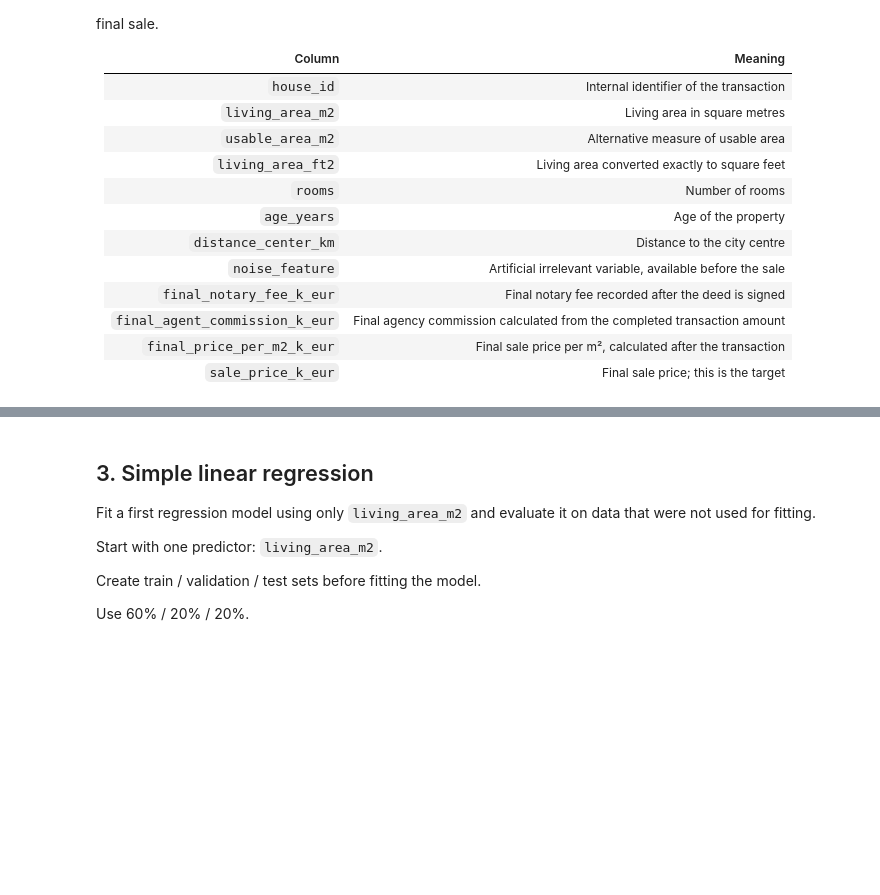
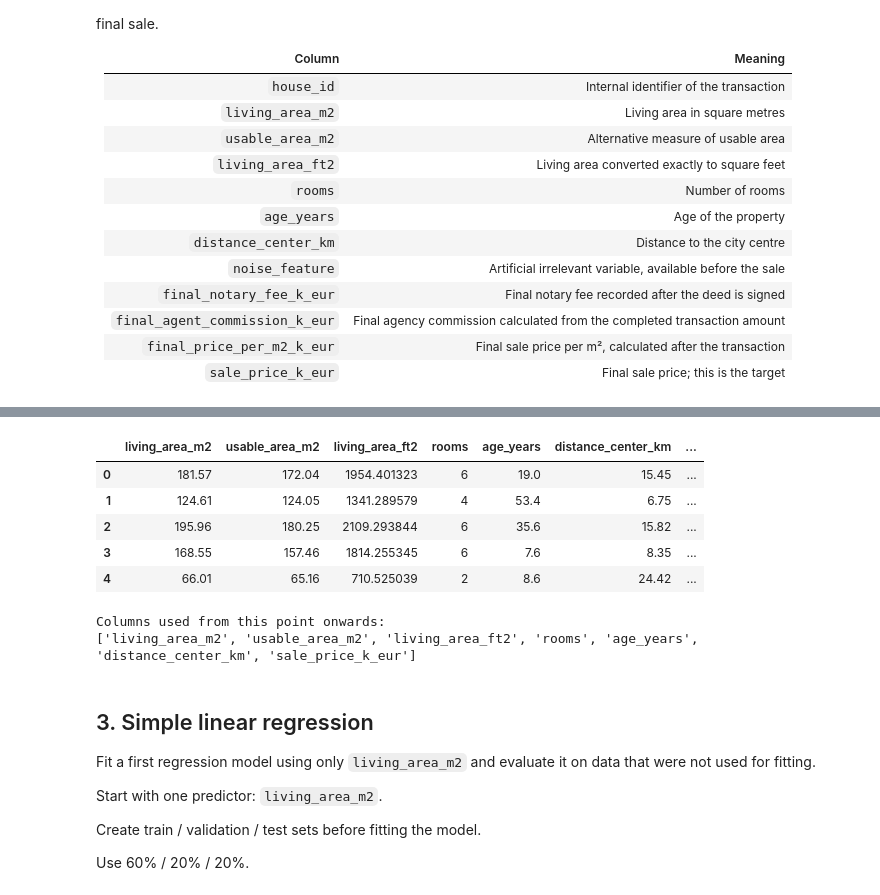
Before and after one commit to Chicloneo/Machine-Learning, a Jupyter notebook: Entrega 2/Notebooks/Chapter 2 - Part I - Students.ipynb, the cells around one changed output, grey strips where cells are left out. Drawn from its saved outputs; the diff is of its cells as text; code cells hidden in the pictures; blank space fills up the shorter version.

```diff
--- a/Entrega 2/Notebooks/Chapter 2 - Part I - Students.ipynb
+++ b/Entrega 2/Notebooks/Chapter 2 - Part I - Students.ipynb
@@ -107,19 +169,29 @@ Which columns create data leakage?
 # %%
 # TODO: complete the list with the identifier and all variables that are unavailable at prediction time.
 columns_to_remove = [
-    "...",
-    "...",
-    "...",
-    "...",
+    "house_id",
+    "noise_feature",
+    "final_notary_fee_k_eur",
+    "final_agent_commission_k_eur",
+    "final_price_per_m2_k_eur"
 ]
 
 # TODO: remove those columns from df to create the modelling dataframe.
-df_model = df.drop(...)
+df_model = df.drop(columns_to_remove, axis = 1)
 
 # Check the modelling table before continuing.
 display(df_model.head())
 print("Columns used from this point onwards:")
 print(df_model.columns.tolist())
+# %% [output]
+|  | living_area_m2 | usable_area_m2 | living_area_ft2 | rooms | age_years | distance_center_km | ... |
+| 0 | 181.57 | 172.04 | 1954.401323 | 6 | 19.0 | 15.45 | ... |
+| 1 | 124.61 | 124.05 | 1341.289579 | 4 | 53.4 | 6.75 | ... |
+| 2 | 195.96 | 180.25 | 2109.293844 | 6 | 35.6 | 15.82 | ... |
+| 3 | 168.55 | 157.46 | 1814.255345 | 6 | 7.6 | 8.35 | ... |
+| 4 | 66.01 | 65.16 | 710.525039 | 2 | 8.6 | 24.42 | ... |
+Columns used from this point onwards:
+['living_area_m2', 'usable_area_m2', 'living_area_ft2', 'rooms', 'age_years', 'distance_center_km', 'sale_price_k_eur']
 # %% [markdown]
 ## 3. Simple linear regression
 
```
Also changed, not shown: parts of 17 cells of this notebook, 1 other file.
